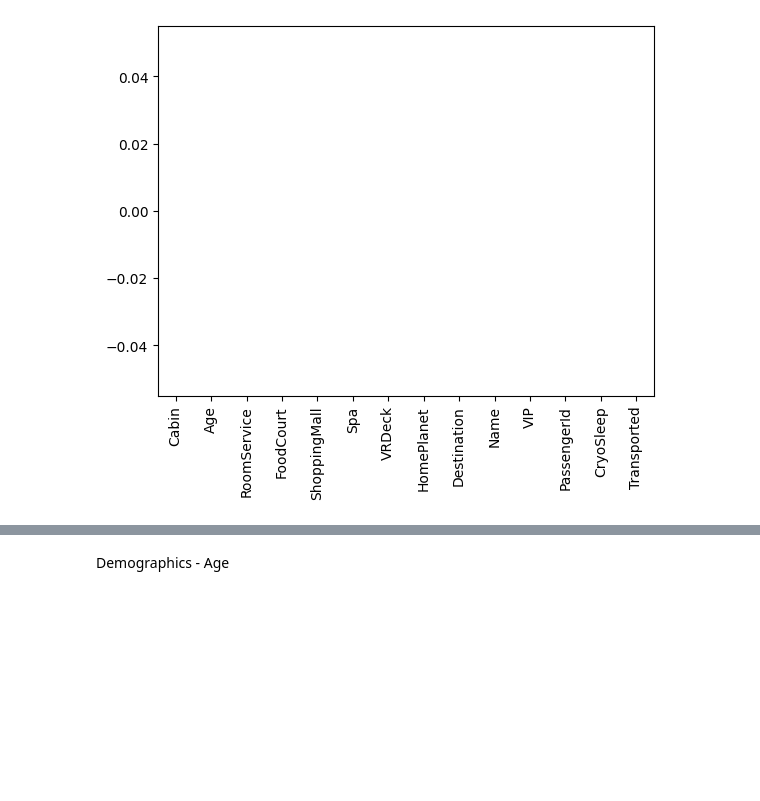
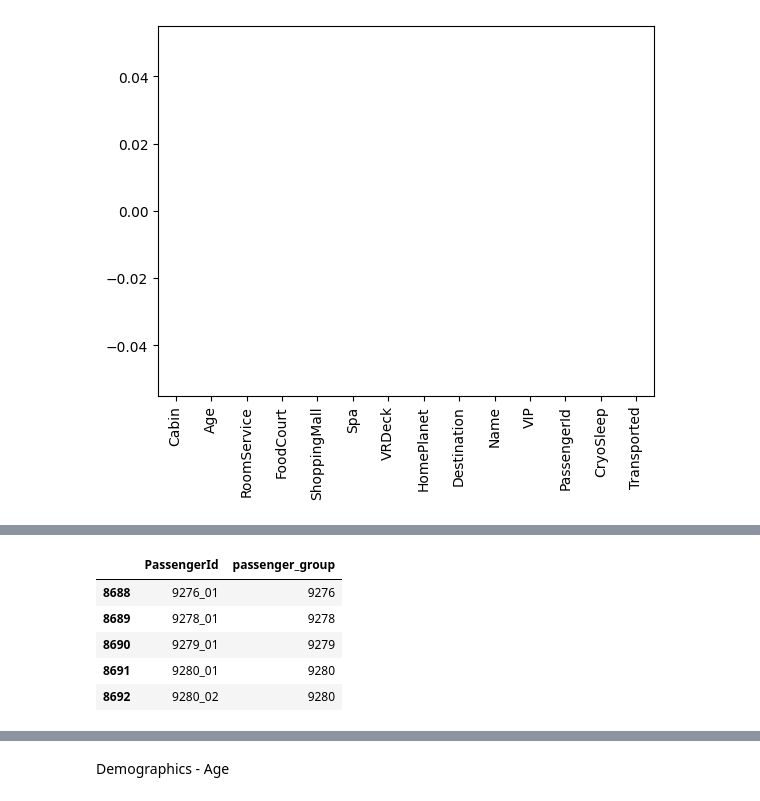
Before and after one commit to rick-a-commits/space_ship_titanic, a Jupyter notebook: 1. Data_cleaning_and_EDA.ipynb, the cells around one changed output, grey strips where cells are left out. Cells and saved outputs as stored; diff of their text form; code cells hidden in the pictures; blank space fills up the shorter version.

```diff
--- a/1. Data_cleaning_and_EDA.ipynb
+++ b/1. Data_cleaning_and_EDA.ipynb
@@ -175,0 +189,9 @@ filled_df['cabin_group'] = filled_df['Cabin'].str[:1]
+# %%
+filled_df[['PassengerId', 'passenger_group']].tail()
+# %% [output]
+|  | PassengerId | passenger_group |
+| 8688 | 9276_01 | 9276 |
+| 8689 | 9278_01 | 9278 |
+| 8690 | 9279_01 | 9279 |
+| 8691 | 9280_01 | 9280 |
+| 8692 | 9280_02 | 9280 |
```
Also changed, not shown: parts of 8 cells of this notebook, 4 other files.
